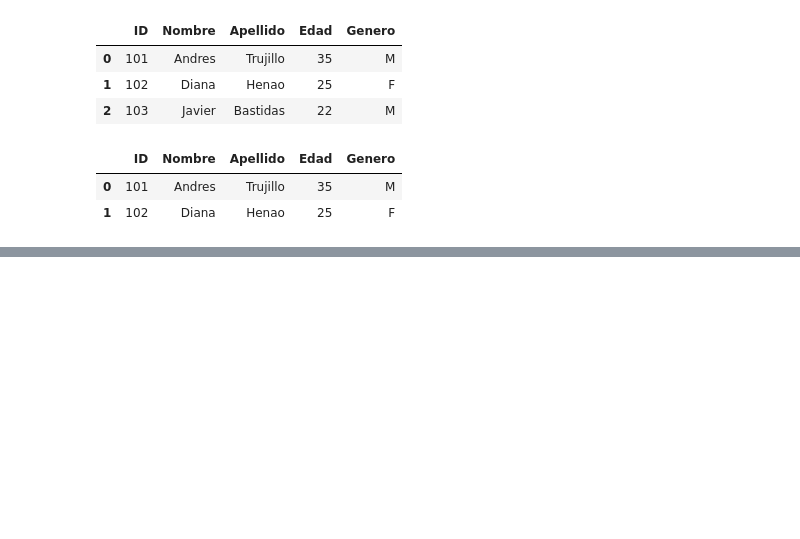
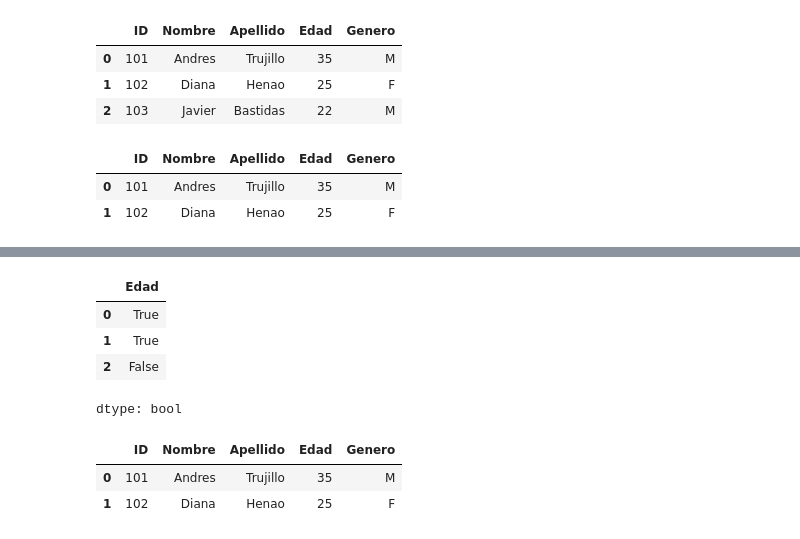
Before and after one commit to asegura4488/EDCO_IntroCienciaDatos, a Jupyter notebook: Semana2/Sesion3.ipynb, the cells around one changed output, grey strips where cells are left out. Cells and saved outputs as stored; diff of their text form; code cells hidden in the pictures; blank space fills up the shorter version.

```diff
--- a/Semana2/Sesion3.ipynb
+++ b/Semana2/Sesion3.ipynb
@@ -127,0 +192,18 @@ df.shape
+# %%
+# Aplicar mascarcaras "masking" o filtros
+# Personas mayores a 25
+mask = df['Edad'] >= 25 # Esto es una condición
+mask
+# %% [output]
+|  | Edad |
+| 0 | True |
+| 1 | True |
+| 2 | False |
+dtype: bool
+# %%
+df2 = df[mask]
+df2
+# %% [output]
+|  | ID | Nombre | Apellido | Edad | Genero |
+| 0 | 101 | Andres | Trujillo | 35 | M |
+| 1 | 102 | Diana | Henao | 25 | F |
```
Also changed, not shown: parts of 13 cells of this notebook.
